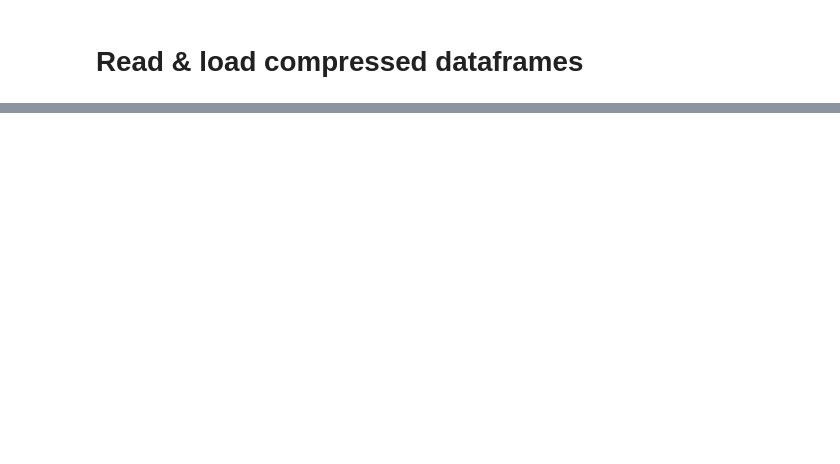
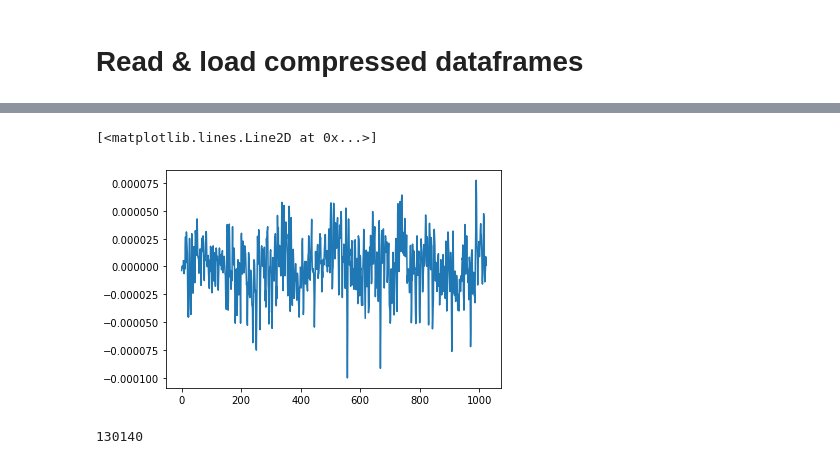
Before and after one commit to nikl1425/DeepLearning_Master, a Jupyter notebook: MIT_CHB_1.ipynb, the cells around one changed output, grey strips where cells are left out. Cells and saved outputs as stored; diff of their text form; code cells hidden in the pictures; blank space fills up the shorter version.

Commit message:
all ready to window

```diff
--- a/MIT_CHB_1.ipynb
+++ b/MIT_CHB_1.ipynb
@@ -465,0 +465,7 @@ compressed_df.head()
+# %%
+def remove_cols(dataframe, col_start = 0, col_end = 0):
+    if col_end == 0:
+        col_end = len(dataframe.columns) - 1
+
+    dataframe = dataframe.iloc[: , col_start: col_end]
+    return dataframe
@@ -465,0 +528,4 @@ compressed_df.head()
+# %%
+def get_max_window_iteration(dataframe, buffer):
+    len_of_df = int(len(dataframe) / (buffer*256))
+    return len_of_df
@@ -465,0 +558,30 @@ compressed_df.head()
+# %%
+count = 0
+
+for filename in files:
+    sz, prei_one, prei_two, inter, selected_channels = read_compressed_df(filename)
+    patient = re.search('/Volumes/LaCie/Database/(.*).parquet.gzip', filename).group(1)
+    print(patient)
+    for channel in selected_channels:
+        if len(inter) > 0 and inter.empty == False:
+            inter_win = [get_window(channel=channel,start_index=i, data=inter) for i in range(get_max_window_iteration(inter, 4))]
+            for index, window in enumerate(inter_win):
+                spec_transform_save_to_folder(win=window, index=index, channel=channel, patient_state = "interictal")
+
+        if len(sz) > 0 and sz.empty == False:
+            sz_win = [get_window(channel=channel, start_index=i, data=sz, is_sezure=True) for i in range(get_max_window_iteration(sz, 2))]
+            for index, window in enumerate(sz_win):
+                spec_transform_save_to_folder(channel=channel, index=index, win=window, patient_state="seizure")
+
+        if len(prei_one) > 0 and prei_one.empty == False:
+            prei_one_win = [get_window(channel=channel,start_index=i, data=inter) for i in range(get_max_window_iteration(prei_one, 4))]
+            for index, window in enumerate(prei_one_win):
+                spec_transform_save_to_folder(channel=channel, index=index, win=window, patient_state="prei_one")
+
+        if len(prei_two) > 0 and prei_two.empty == False:
+            prei_two_win = [get_window(channel=channel, start_index=i, data=inter) for i in range(get_max_window_iteration(prei_two, 4))]
+            for index, window in enumerate(prei_two_win):
+                spec_transform_save_to_folder(channel=channel, index=index, win=window, patient_state="prei_two")
+
+    count += 1
+    print(f"filename: {filename} = done : count = {count} : files left = {len(files) - count} : time of creation = {datetime.now()}")
@@ -465,0 +606,11 @@ compressed_df.head()
+# %%
+plt.plot(np.array(inter_win[0][0]))
+# %% [output]
+[<matplotlib.lines.Line2D at 0x...>]
+[figure, added]
+# %%
+241 * 6
+
+1446 * 90
+# %% [output]
+130140
```
Also changed, not shown: parts of 23 cells of this notebook.
